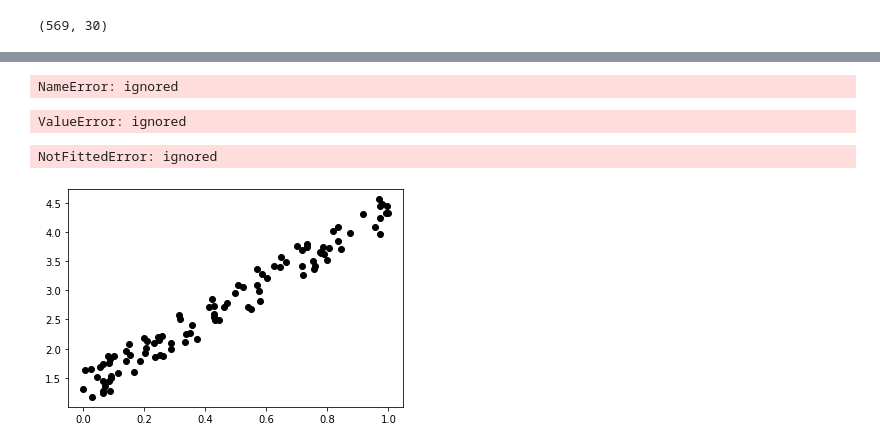
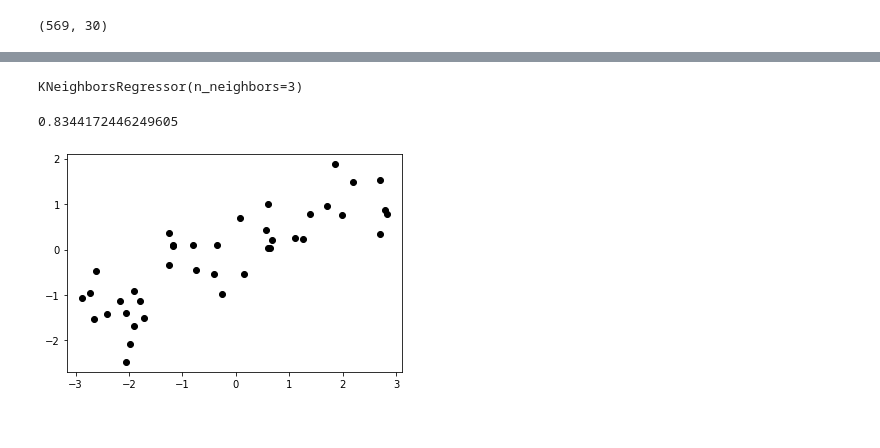
Before and after one commit to LeeJiHoon1125/Lee-Ji-Hoon, a Jupyter notebook: 이지훈7강8강.ipynb, the cells around one changed output, grey strips where cells are left out. Drawn from its saved outputs; the diff is of its cells as text; code cells hidden in the pictures.

```diff
--- a/이지훈7강8강.ipynb
+++ b/이지훈7강8강.ipynb
@@ -362,7 +349,5 @@ NameError: ignored
 # %%
-X, y =mglearn,datasets,make_wave(n_samples=40)
+X, y =mglearn. datasets.make_wave(n_samples=40)
-# %% [output]
-NameError: ignored
 # %%
 from sklearn.neighbors import KNeighborsRegressor
 # %%
@@ -370,14 +355,14 @@ x_train, x_test, y_train, y_test = train_test_split(x,y,random_state=0)
 # %%
 reg = KNeighborsRegressor(n_neighbors=3)
-reg.fit(x_train, y_train)
+reg.fit(X_train, y_train)
 # %% [output]
-ValueError: ignored
+KNeighborsRegressor(n_neighbors=3)
 # %%
-reg.score(x_test, y_test)
+reg.score(X_test, y_test)
 # %% [output]
-NotFittedError: ignored
+0.8344172446249605
 # %%
-plt.plot(x,y,'ko')
+plt.plot(X,y,'ko')
 plt.show()
 # %% [output]
-[figure, old version]
+[figure, new version]
```
Also changed, not shown: parts of 25 cells of this notebook.
